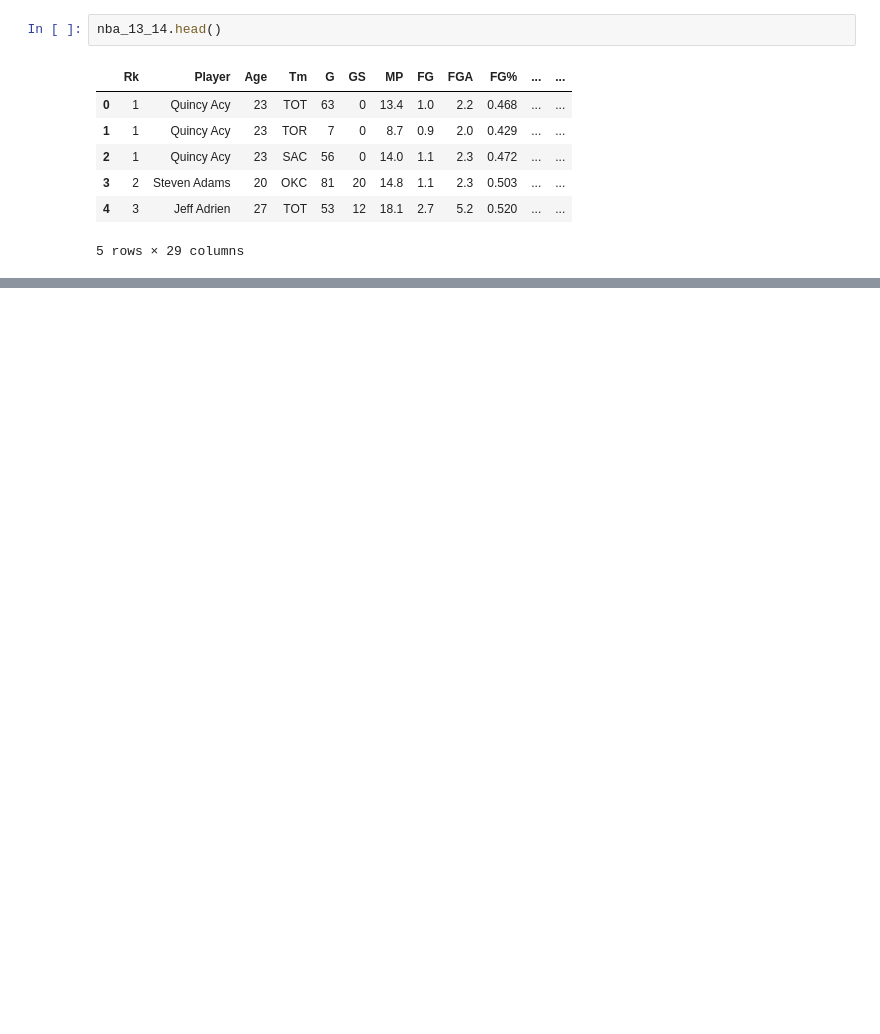
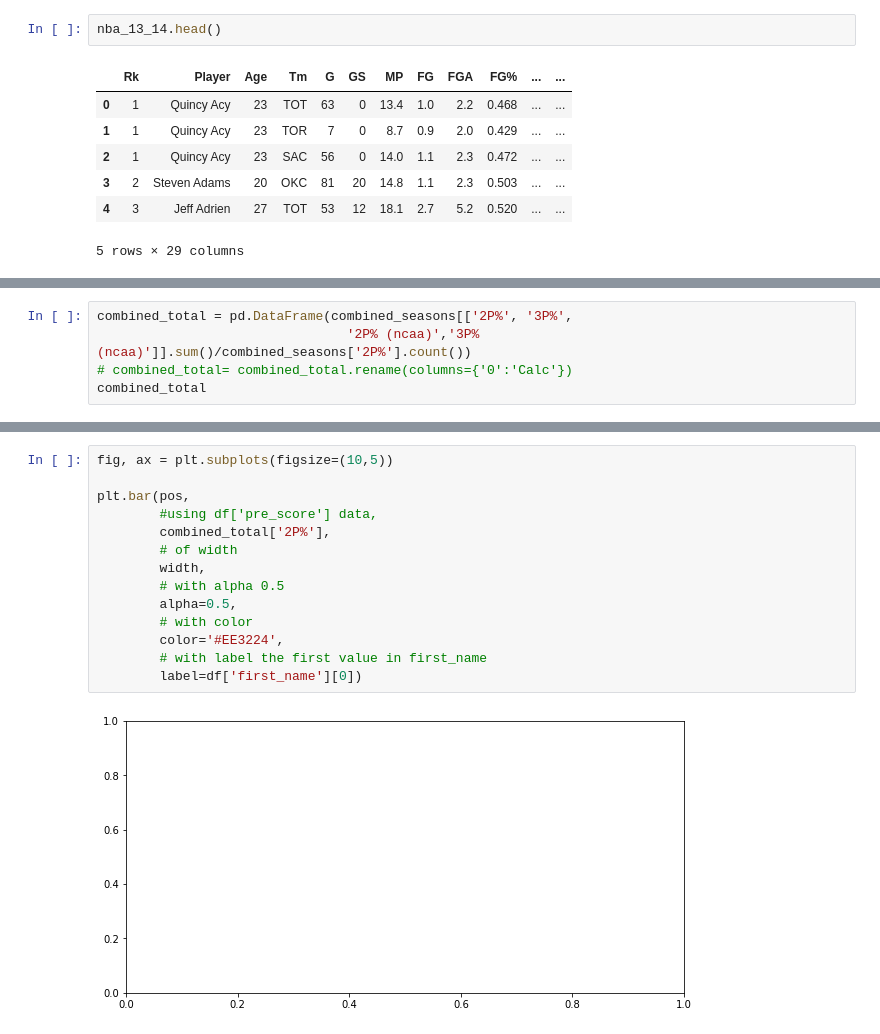
Before and after one commit to tanjowen/NCAA-vs-NBA, a Jupyter notebook: Rookies vs College Career(other option).ipynb, the cells around one changed output, grey strips where cells are left out. Cells and saved outputs as stored; diff of their text form; blank space fills up the shorter version.

```diff
--- a/Rookies vs College Career(other option).ipynb
+++ b/Rookies vs College Career(other option).ipynb
@@ -97,0 +118,5 @@ nba_ncaa_rookies
+# %%
+combined_total = pd.DataFrame(combined_seasons[['2P%', '3P%',
+                                '2P% (ncaa)','3P% (ncaa)']].sum()/combined_seasons['2P%'].count())
+# combined_total= combined_total.rename(columns={'0':'Calc'})
+combined_total
@@ -97,0 +129,16 @@ nba_ncaa_rookies
+# %%
+fig, ax = plt.subplots(figsize=(10,5))
+
+plt.bar(pos,
+        #using df['pre_score'] data,
+        combined_total['2P%'],
+        # of width
+        width,
+        # with alpha 0.5
+        alpha=0.5,
+        # with color
+        color='#EE3224',
+        # with label the first value in first_name
+        label=df['first_name'][0])
+# %% [output]
+[figure, added]
```
Also changed, not shown: parts of 6 cells of this notebook.
